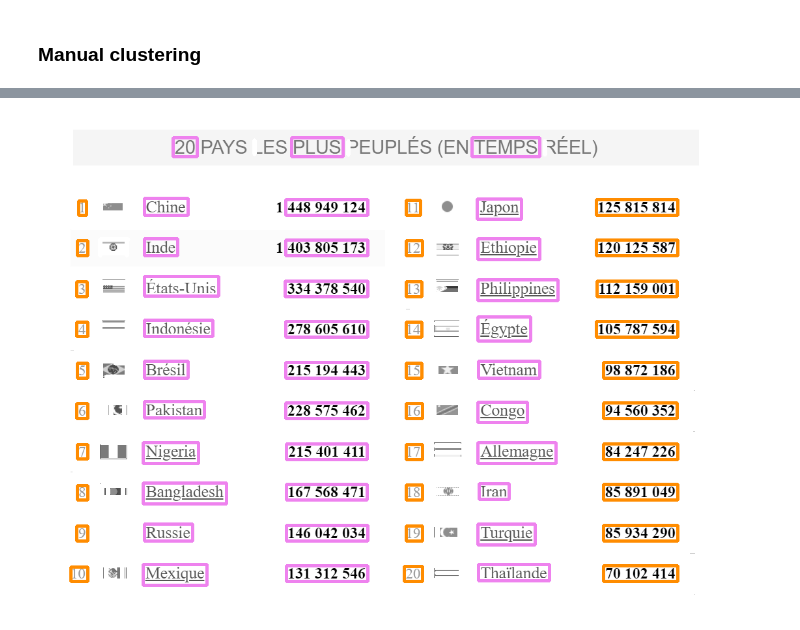
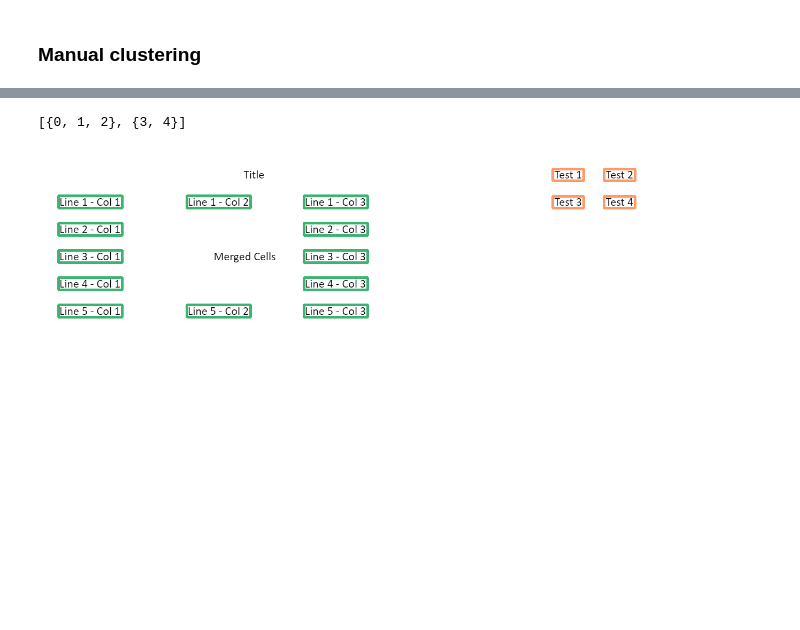
Before and after one commit to xavctn/img2table, a Jupyter notebook: examples/Borderless tables.ipynb, the cells around one changed output, grey strips where cells are left out. Saved outputs shown, nothing was run; the diff lists cells and outputs as text; code cells hidden in the pictures; blank space fills up the shorter version.

Commit message:
Update test for Borderless tables

```diff
--- a/examples/Borderless tables.ipynb
+++ b/examples/Borderless tables.ipynb
@@ -18,7 +18,7 @@ def get_color():
 # %% [markdown]
 ### Loading image
 # %%
-img = Image(r"C:\Users\xavca\Pictures\test_2.png")
+img = Image(r"C:\Users\xavca\Pictures\test_img2table.png")
 ocr = TesseractOCR()
 ocr_df = ocr.of(img)
 dpi = 200
@@ -167,35 +167,55 @@ for clusters in segments_clusters:
                      for idx1, idx2 in list(combinations(range(len(clusters)), 2))
                     }
 
     d_links = dict()
     for idx in range(len(clusters)):
         # Filter on links with the relevant clusters
         d_common_rows_cluster = {k: v for k, v in d_common_rows.items() if v > 1 and idx in k}
         # Get best links
         best_links = [k for k, v in d_common_rows_cluster.items() if v == max(d_common_rows_cluster.values())]
 
         for link in map(list, best_links):
             link.remove(idx)
             d_links[idx] = d_links.get(idx, []) + link
 
     cycles = [path for node in d_links for path in dfs(d_links, node, node)]
 
     # Get maximal cycles
     seq = iter(sorted(cycles, key=lambda cc: len(cc), reverse=True))
-    final_cycles = [set(next(seq))]
+    dedup_cycles = [set(next(seq))]
     for cycle in seq:
         c_set = set(cycle)
-        if not any([c_set.intersection(c) == c_set for c in final_cycles]):
-            final_cycles.append(c_set)
+        if not any([c_set.intersection(c) == c_set for c in dedup_cycles]):
+            dedup_cycles.append(c_set)
 
-    final_cycles = [[clusters[idx] for idx in cycle] for cycle in final_cycles]
+    # Check if some clusters are included in cycles
+    final_cycles = list()
+    for cycle in dedup_cycles:
+        new_cycle = cycle.copy()
+        for k, v in d_links.items():
+            if set(v).intersection(cycle) == cycle:
+                new_cycle.add(k)
+        final_cycles.append(new_cycle)
+
+    # Get maximal cycles
+    seq = iter(sorted(final_cycles, key=lambda cc: len(cc), reverse=True))
+    dedup_cycles = [set(next(seq))]
+    for cycle in seq:
+        c_set = set(cycle)
+        if not any([c_set.intersection(c) == c_set for c in dedup_cycles]):
+            dedup_cycles.append(c_set)
+
+    print(dedup_cycles)
+
+    final_cycles = [[clusters[idx] for idx in cycle] for cycle in dedup_cycles]
 
     for cycle in final_cycles:
         color = get_color()
         for clust in cycle:
             for cnt in clust:
                 cv2.rectangle(display_img, (cnt.x1, cnt.y1), (cnt.x2, cnt.y2), color, 3)
 
 PILImage.fromarray(display_img)
 # %% [output]
+[{0, 1, 2}, {3, 4}]
-[figure, old version]
+[figure, new version]
```
Also changed, not shown: parts of 4 cells of this notebook, 1 other file.
